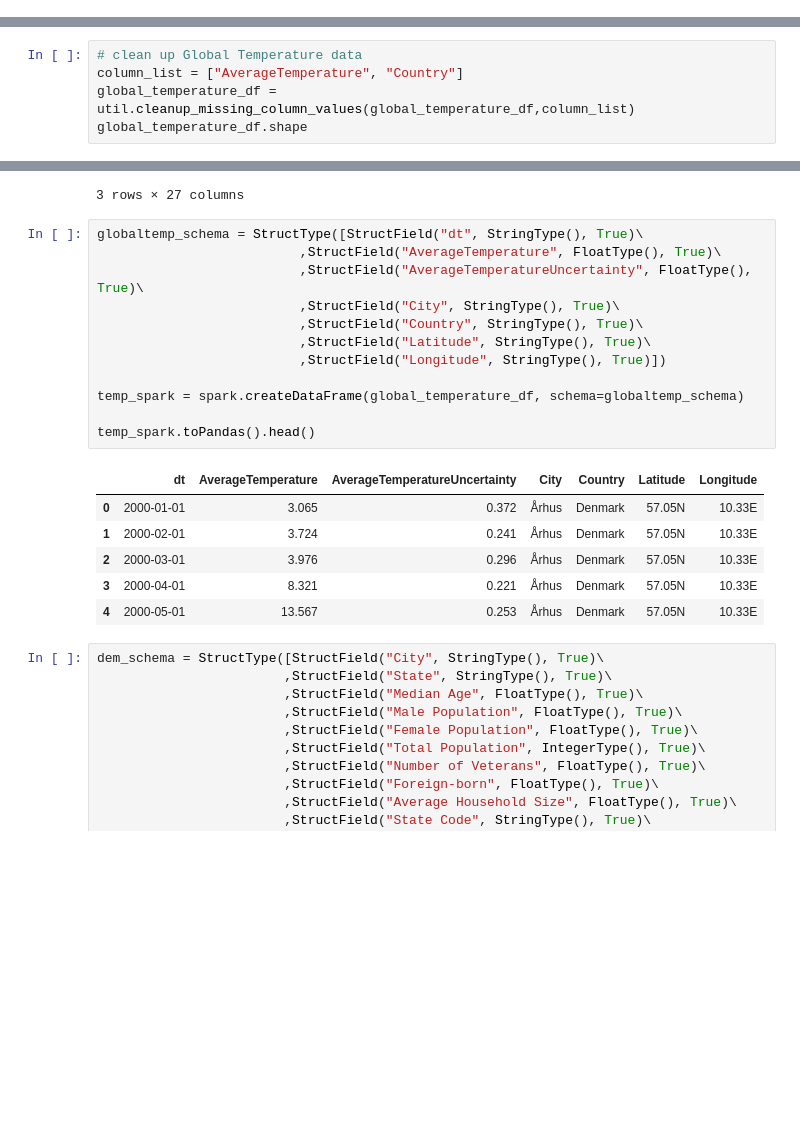
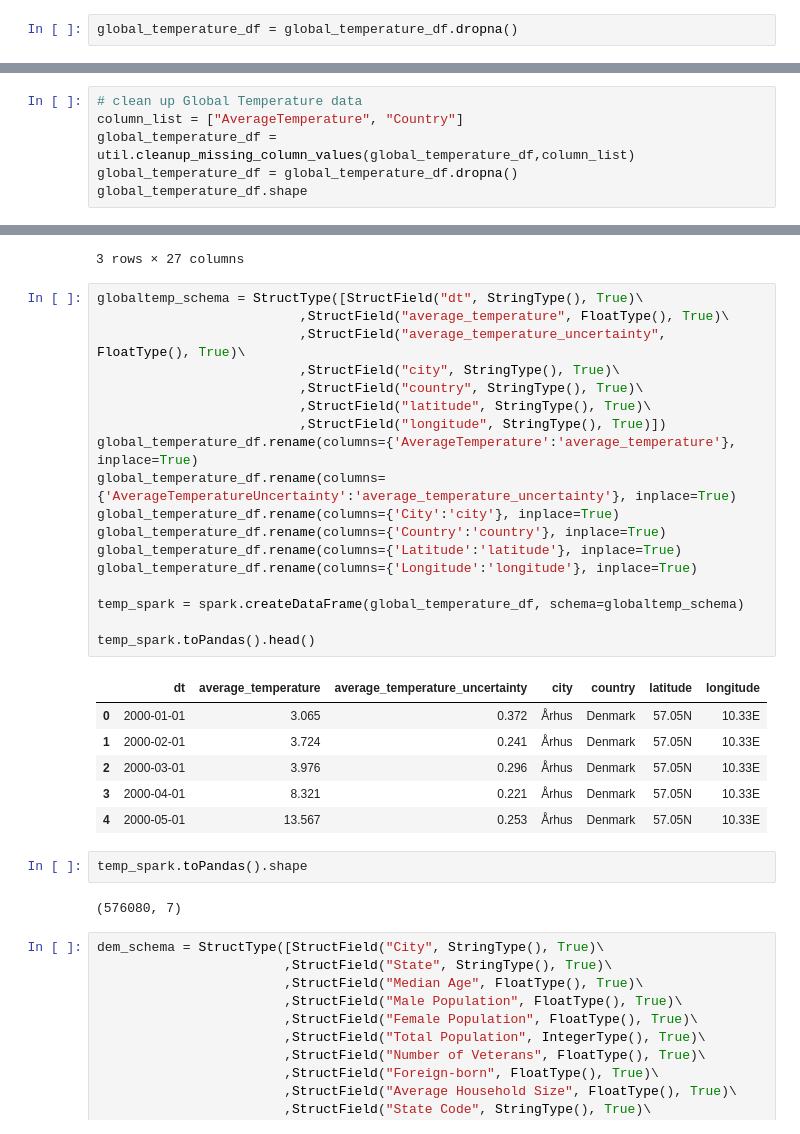
Before and after one commit to moulivirunchipuram/capstone, a Jupyter notebook: Capstone Project Template.ipynb, the cells around one changed output, grey strips where cells are left out. Drawn from its saved outputs; the diff is of its cells as text; blank space fills up the shorter version.

```diff
--- a/Capstone Project Template.ipynb
+++ b/Capstone Project Template.ipynb
@@ -188,6 +121,8 @@ global_temperature_df.head()
 | 3076 | 2000-03-01 | 3.976 | 0.296 | Århus | Denmark | 57.05N | 10.33E |
 | 3077 | 2000-04-01 | 8.321 | 0.221 | Århus | Denmark | 57.05N | 10.33E |
 | 3078 | 2000-05-01 | 13.567 | 0.253 | Århus | Denmark | 57.05N | 10.33E |
+# %%
+global_temperature_df = global_temperature_df.dropna()
 # %%
 for column in global_temperature_df:
     values = global_temperature_df[column].unique()
@@ -345,6 +244,7 @@ There are 97 unique values in column visapost
 # clean up Global Temperature data
 column_list = ["AverageTemperature", "Country"]
 global_temperature_df = util.cleanup_missing_column_values(global_temperature_df,column_list)
+global_temperature_df = global_temperature_df.dropna()
 global_temperature_df.shape
 # %% [output]
 removing rows with null values for ['AverageTemperature', 'Country']
@@ -469,23 +367,33 @@ immigration_spark.toPandas().head(3)
 3 rows × 27 columns
 # %%
 globaltemp_schema = StructType([StructField("dt", StringType(), True)\
-                          ,StructField("AverageTemperature", FloatType(), True)\
-                          ,StructField("AverageTemperatureUncertainty", FloatType(), True)\
-                          ,StructField("City", StringType(), True)\
-                          ,StructField("Country", StringType(), True)\
-                          ,StructField("Latitude", StringType(), True)\
-                          ,StructField("Longitude", StringType(), True)])
+                          ,StructField("average_temperature", FloatType(), True)\
+                          ,StructField("average_temperature_uncertainty", FloatType(), True)\
+                          ,StructField("city", StringType(), True)\
+                          ,StructField("country", StringType(), True)\
+                          ,StructField("latitude", StringType(), True)\
+                          ,StructField("longitude", StringType(), True)])
+global_temperature_df.rename(columns={'AverageTemperature':'average_temperature'}, inplace=True)
+global_temperature_df.rename(columns={'AverageTemperatureUncertainty':'average_temperature_uncertainty'}, inplace=True)
+global_temperature_df.rename(columns={'City':'city'}, inplace=True)
+global_temperature_df.rename(columns={'Country':'country'}, inplace=True)
+global_temperature_df.rename(columns={'Latitude':'latitude'}, inplace=True)
+global_temperature_df.rename(columns={'Longitude':'longitude'}, inplace=True)
 
 temp_spark = spark.createDataFrame(global_temperature_df, schema=globaltemp_schema)
 
 temp_spark.toPandas().head()
 # %% [output]
-|  | dt | AverageTemperature | AverageTemperatureUncertainty | City | Country | Latitude | Longitude |
+|  | dt | average_temperature | average_temperature_uncertainty | city | country | latitude | longitude |
 | 0 | 2000-01-01 | 3.065 | 0.372 | Århus | Denmark | 57.05N | 10.33E |
 | 1 | 2000-02-01 | 3.724 | 0.241 | Århus | Denmark | 57.05N | 10.33E |
 | 2 | 2000-03-01 | 3.976 | 0.296 | Århus | Denmark | 57.05N | 10.33E |
 | 3 | 2000-04-01 | 8.321 | 0.221 | Århus | Denmark | 57.05N | 10.33E |
 | 4 | 2000-05-01 | 13.567 | 0.253 | Århus | Denmark | 57.05N | 10.33E |
+# %%
+temp_spark.toPandas().shape
+# %% [output]
+(576080, 7)
 # %%
 dem_schema = StructType([StructField("City", StringType(), True)\
                         ,StructField("State", StringType(), True)\
```
Also changed, not shown: parts of 65 cells of this notebook, 4 other files.
